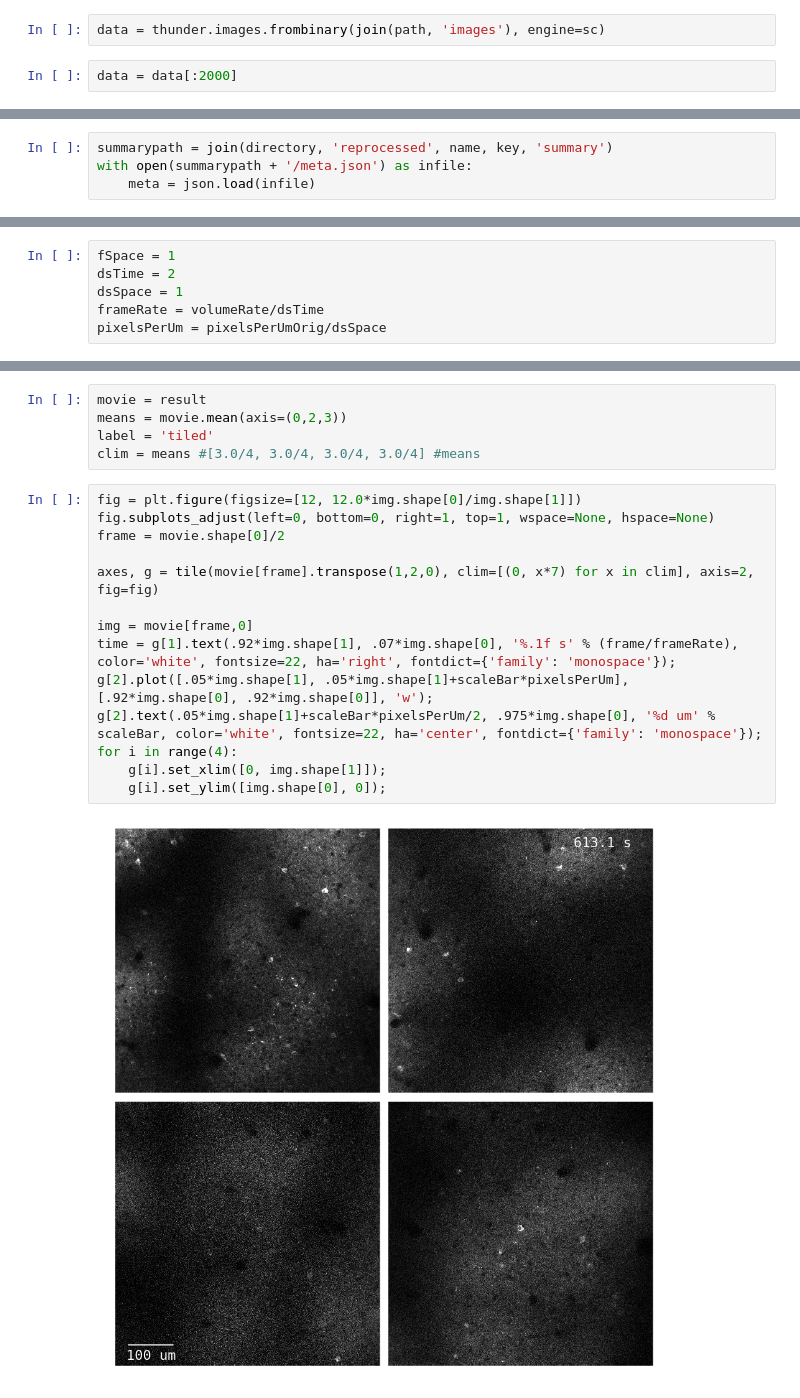
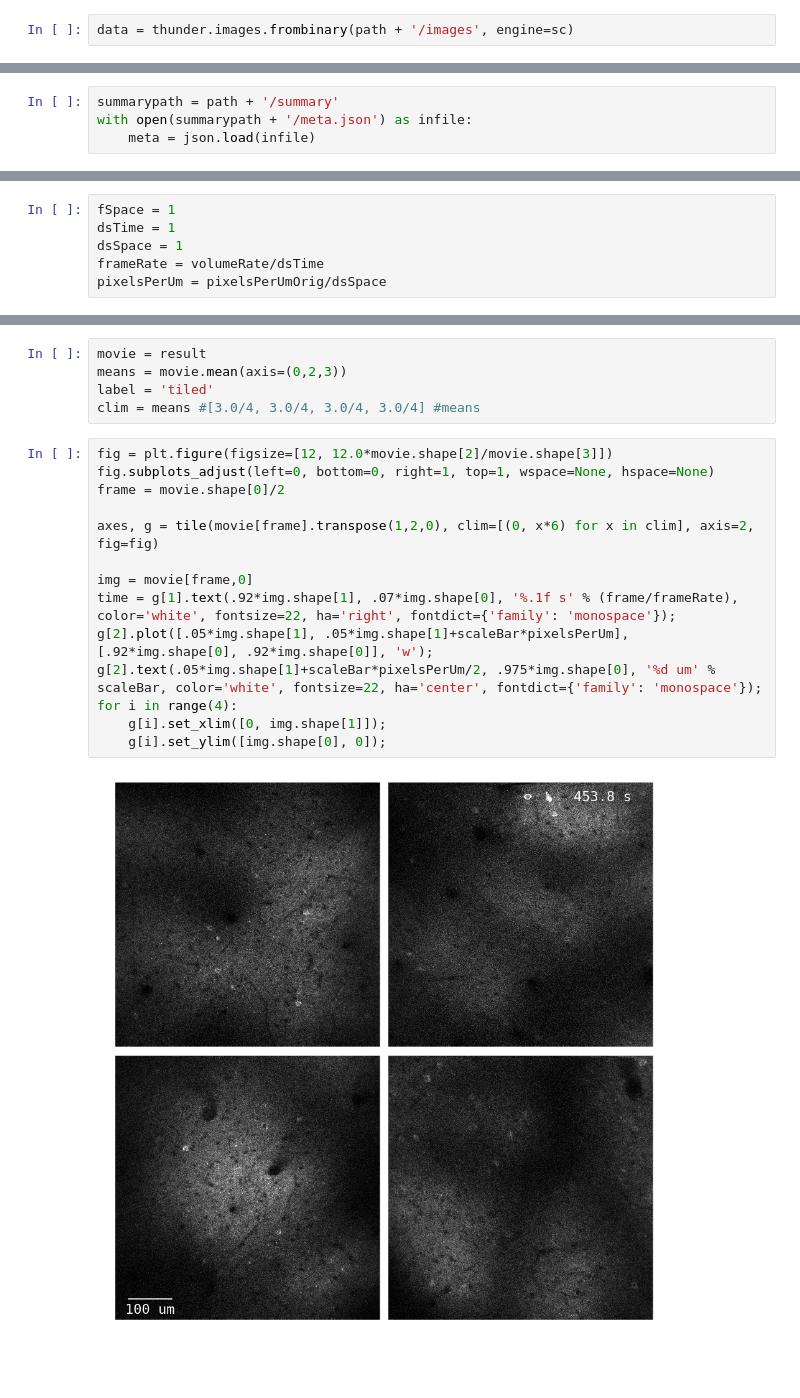
Before and after one commit to sofroniewn/2P-RAM-pipeline, a Jupyter notebook: notebooks/images-movie.ipynb, the cells around one changed output, grey strips where cells are left out. Drawn from its saved outputs; the diff is of its cells as text; blank space fills up the shorter version.

```diff
--- a/notebooks/images-movie.ipynb
+++ b/notebooks/images-movie.ipynb
@@ -42,13 +43,11 @@ writer = Writer(fps=30, metadata=dict(artist='Me'), bitrate=40000)
 # %% [markdown]
 ##Load data
 # %%
-data = thunder.images.frombinary(join(path, 'images'), engine=sc)
+data = thunder.images.frombinary(path + '/images', engine=sc)
-# %%
-data = data[:2000]
 # %% [markdown]
 ##Load meta data
 # %%
-summarypath = join(directory, 'reprocessed', name, key, 'summary')
+summarypath = path + '/summary'
 with open(summarypath + '/meta.json') as infile:
     meta = json.load(infile)
 # %%
@@ -74,7 +74,7 @@ scaleBar = 100*round(meta['rois'][0]['size'][0]*1.8)
 ##Transform data
 # %%
 fSpace = 1
-dsTime = 2
+dsTime = 1
 dsSpace = 1
 frameRate = volumeRate/dsTime
 pixelsPerUm = pixelsPerUmOrig/dsSpace
@@ -166,21 +166,21 @@ means = movie.mean(axis=(0,2,3))
 label = 'tiled'
 clim = means #[3.0/4, 3.0/4, 3.0/4, 3.0/4] #means
 # %%
-fig = plt.figure(figsize=[12, 12.0*img.shape[0]/img.shape[1]])
+fig = plt.figure(figsize=[12, 12.0*movie.shape[2]/movie.shape[3]])
 fig.subplots_adjust(left=0, bottom=0, right=1, top=1, wspace=None, hspace=None)
 frame = movie.shape[0]/2
 
-axes, g = tile(movie[frame].transpose(1,2,0), clim=[(0, x*7) for x in clim], axis=2, fig=fig)
+axes, g = tile(movie[frame].transpose(1,2,0), clim=[(0, x*6) for x in clim], axis=2, fig=fig)
 
 img = movie[frame,0]
 time = g[1].text(.92*img.shape[1], .07*img.shape[0], '%.1f s' % (frame/frameRate), color='white', fontsize=22, ha='right', fontdict={'family': 'monospace'});
 g[2].plot([.05*img.shape[1], .05*img.shape[1]+scaleBar*pixelsPerUm], [.92*img.shape[0], .92*img.shape[0]], 'w');
 g[2].text(.05*img.shape[1]+scaleBar*pixelsPerUm/2, .975*img.shape[0], '%d um' % scaleBar, color='white', fontsize=22, ha='center', fontdict={'family': 'monospace'});
 for i in range(4):
     g[i].set_xlim([0, img.shape[1]]);
     g[i].set_ylim([img.shape[0], 0]);
 # %% [output]
-[figure, old version]
+[figure, new version]
 # %%
 nframes = movie.shape[0]-dsTime
 
```
Also changed, not shown: parts of 9 cells of this notebook, 5 other files.
